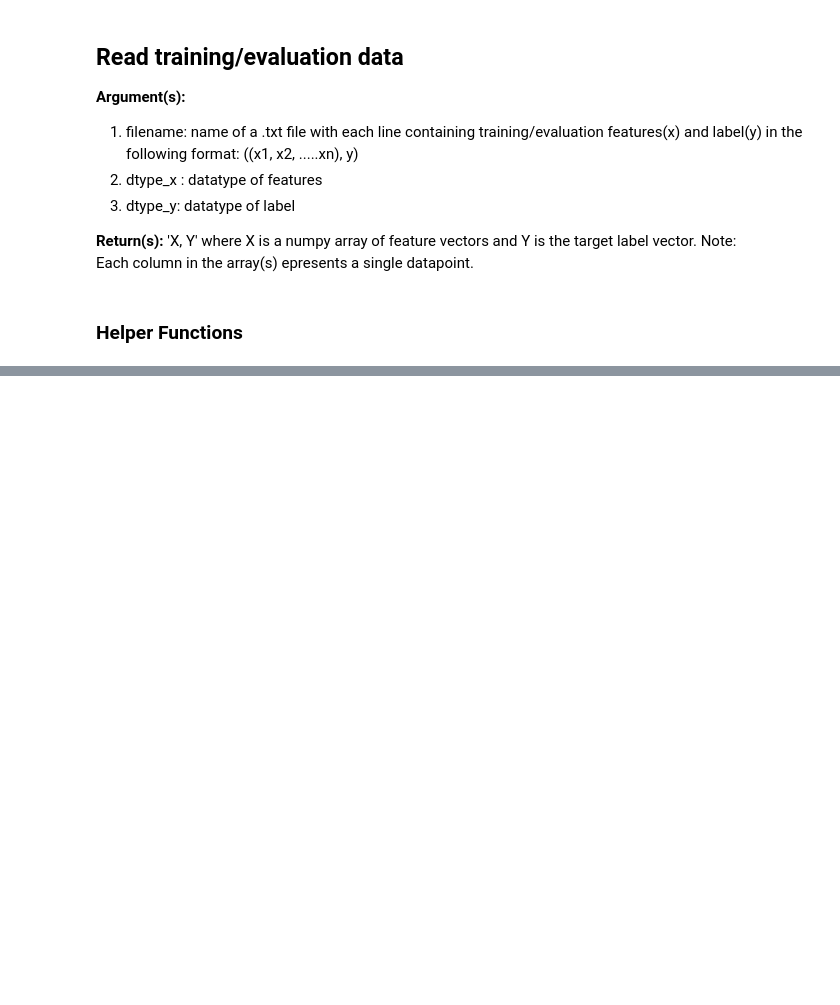
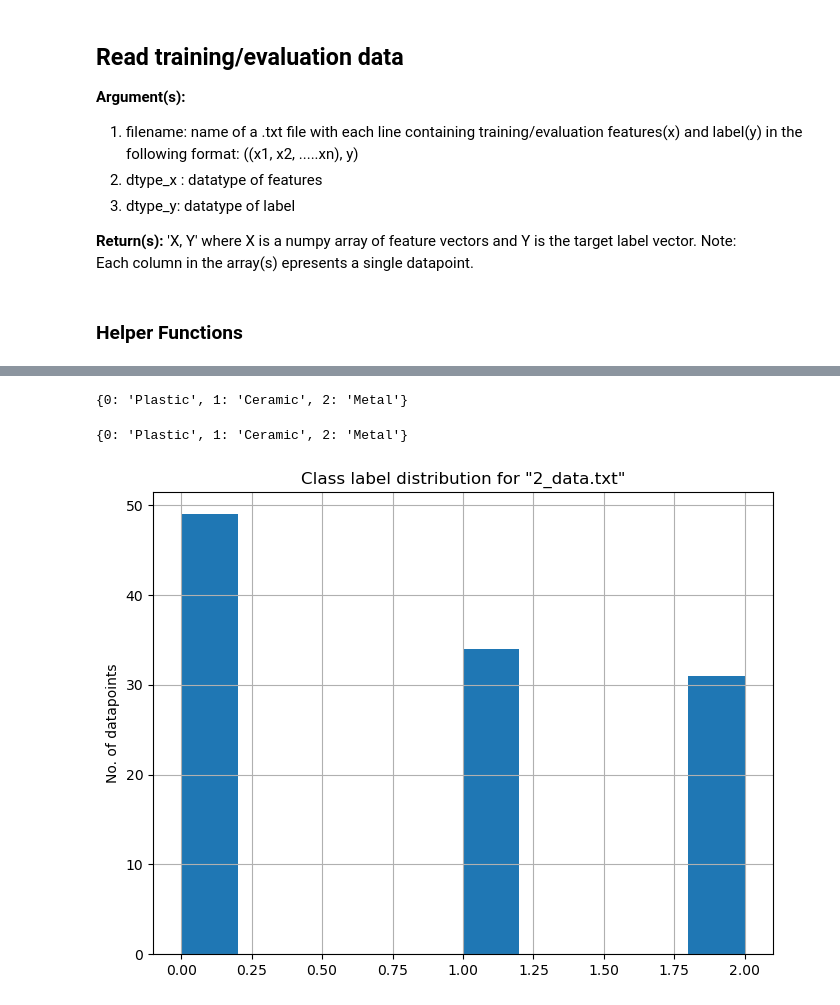
Before and after one commit to Shiska07/Spring_23_Projects, a Jupyter notebook: Machine_Learning/hw2/hw2_dtree.ipynb, the cells around one changed output, grey strips where cells are left out. Saved outputs shown, nothing was run; the diff lists cells and outputs as text; code cells hidden in the pictures; blank space fills up the shorter version.

```diff
--- a/Machine_Learning/hw2/hw2_dtree.ipynb
+++ b/Machine_Learning/hw2/hw2_dtree.ipynb
@@ -135,3 +423,17 @@ df_train.head(10)
+# %%
+decoding_dict
+# %% [output]
+{0: 'Plastic', 1: 'Ceramic', 2: 'Metal'}
+# %%
+plt.figure(figsize = (8, 6))
+plt.hist(Y_train)
+plt.title(f'Class label distribution for "{fname}"')
+plt.ylabel('No. of datapoints')
+plt.grid()
+print(decoding_dict)
+# %% [output]
+{0: 'Plastic', 1: 'Ceramic', 2: 'Metal'}
+[figure, added]
 # %%
 df_test
 # %% [output]
```
Also changed, not shown: parts of 40 cells of this notebook.
